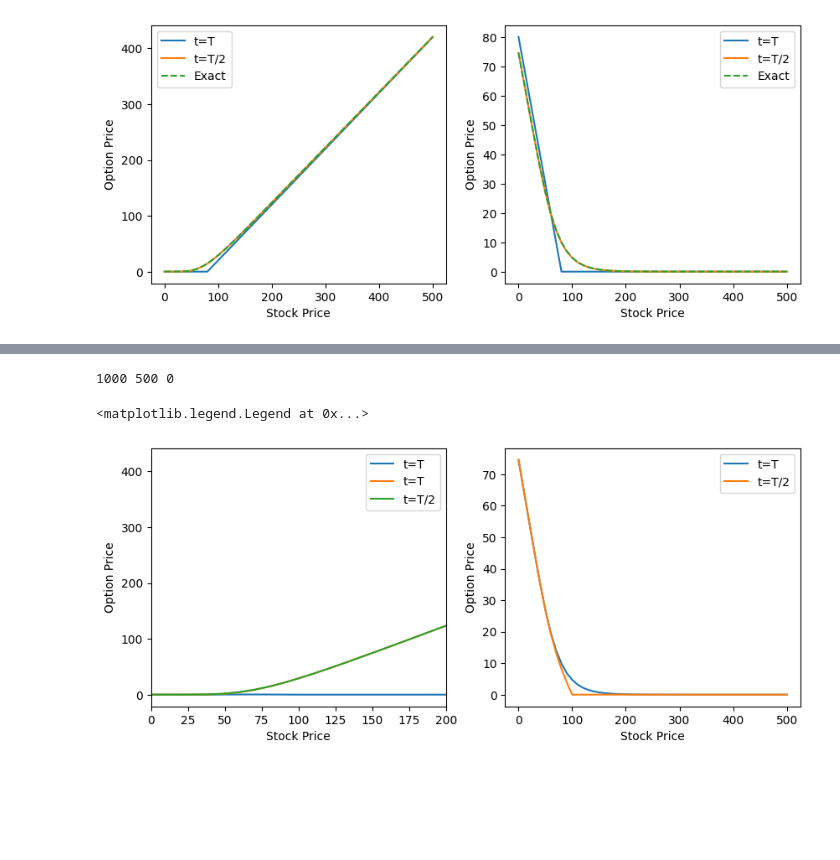
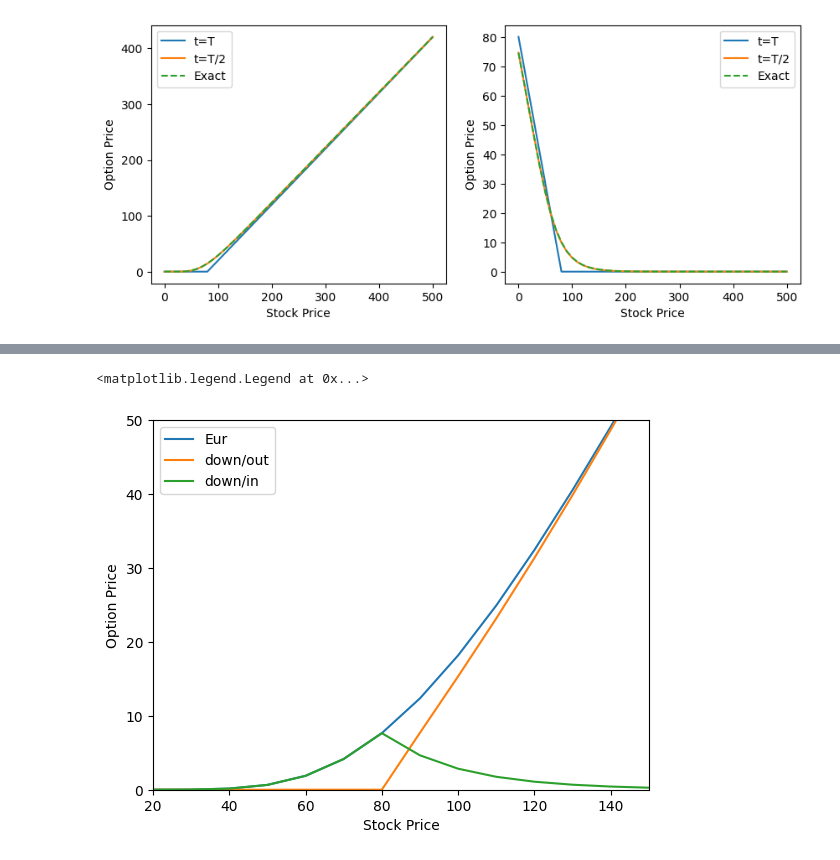
Before and after one commit to SMJose/Black-Scholes_Option_price_finite_difference, a Jupyter notebook: Black-Scholes.ipynb, the cells around one changed output, grey strips where cells are left out. Saved outputs shown, nothing was run; the diff lists cells and outputs as text; code cells hidden in the pictures; blank space fills up the shorter version.

Commit message:
V7-Barrier option notes, expanded functions

```diff
--- a/Black-Scholes.ipynb
+++ b/Black-Scholes.ipynb
@@ -315,53 +314,36 @@ def FiniteDiff_Barrier_Out(Opt_type,Opt_direc,K,B,sigma,r,c,Smax,dS,T,dt):
 # %%
 
 # Parameters
 # Option parameters
 r = 0.07 #interest rate
-K = 80 # strike
-S0 = 100 # Current price
-B = 100
+K = 100 # strike
+B = 80
 sigma = 0.4 # volatility
 c = 0.01 # dividend yield
 T = 1 # Expiry time (years)
 
 # Grid parameters
 Smax = 500 # Max stock price
 dS =  10 # grid size (stock price grio)
 dt = 0.001 # grid size (time grid)
 
 # Note: Decreasing dS without appropriately decreasing dt can
 # cause solution to oscillates violently
 
 #----------------------------
 # Solving for derivative price
-S_grid_Barrier, tgrid, Price_grid_call_Barrier = FiniteDiff_Barrier_Out("call","up",K,B,sigma,r,c,Smax,dS,T,dt)
-S_grid_Barrier, tgrid, Price_grid_put_Barrier = FiniteDiff_Barrier_Out("put","up",K,B,sigma,r,c,Smax,dS,T,dt)
+S_grid_Barrier, tgrid, Price_grid_call_Barrier_down_out = FiniteDiff_Barrier_Out("call","down",K,B,sigma,r,c,Smax,dS,T,dt)
+S_grid, tgrid, Price_grid_call = FiniteDiff_European("call",K,sigma,r,c,Smax,dS,T,dt)
+Price_grid_call_Barrier_down_in = Price_grid_call[0]-Price_grid_call_Barrier_down_out[0]
 
-t1, t2, t3 = T, T/2, 0 #Choosing three times
-n1, n2, n3 = int(t1/(dt*Delt)), int(t2/(dt*Delt)), int(t3/(dt*Delt)) #index
-print(n1, n2, n3)
+plt.plot(S_grid_Barrier,Price_grid_call[0], label="Eur")
+plt.plot(S_grid_Barrier,Price_grid_call_Barrier_down_out[0], label="down/out")
+plt.plot(S_grid_Barrier,Price_grid_call_Barrier_down_in, label="down/in")
+plt.xlim(20,150)
+plt.ylim(0,50)
+plt.xlabel("Stock Price")
+plt.ylabel("Option Price")
+plt.legend()
 # %% [output]
-1000 500 0
+<matplotlib.legend.Legend at 0x...>
+[figure, added]
-# %%
-fig, ax = plt.subplots(1,2, figsize=(10, 4))
-
-ax[0].plot(S_grid_Barrier,Price_grid_call_Barrier[0], label="t=T")
-ax[0].plot(S_grid_Barrier,Price_grid_call[0]-Price_grid_call_Barrier[0], label="t=T")
-ax[0].plot(S_grid,Price_grid_call[0], label="t=T/2")
-#ax[0].plot(S_grid,ff, label="t=0")
-ax[0].set_xlim(0,200)
-#ax[0].set_ylim(0,100)
-ax[0].set_xlabel("Stock Price")
-ax[0].set_ylabel("Option Price")
-ax[0].legend()
-
-ax[1].plot(S_grid_Barrier,Price_grid_put[0], label="t=T")
-ax[1].plot(S_grid_Barrier,Price_grid_put_Barrier[0], label="t=T/2")
-#ax[1].plot(S_grid,fg, label="t=0")
-#ax[1].set_xlim(0,200)
-ax[1].set_xlabel("Stock Price")
-ax[1].set_ylabel("Option Price")
-ax[1].legend()
-# %% [output]
-<matplotlib.legend.Legend at 0x...>
-[figure, removed]
```
Also changed, not shown: parts of 4 cells of this notebook.
